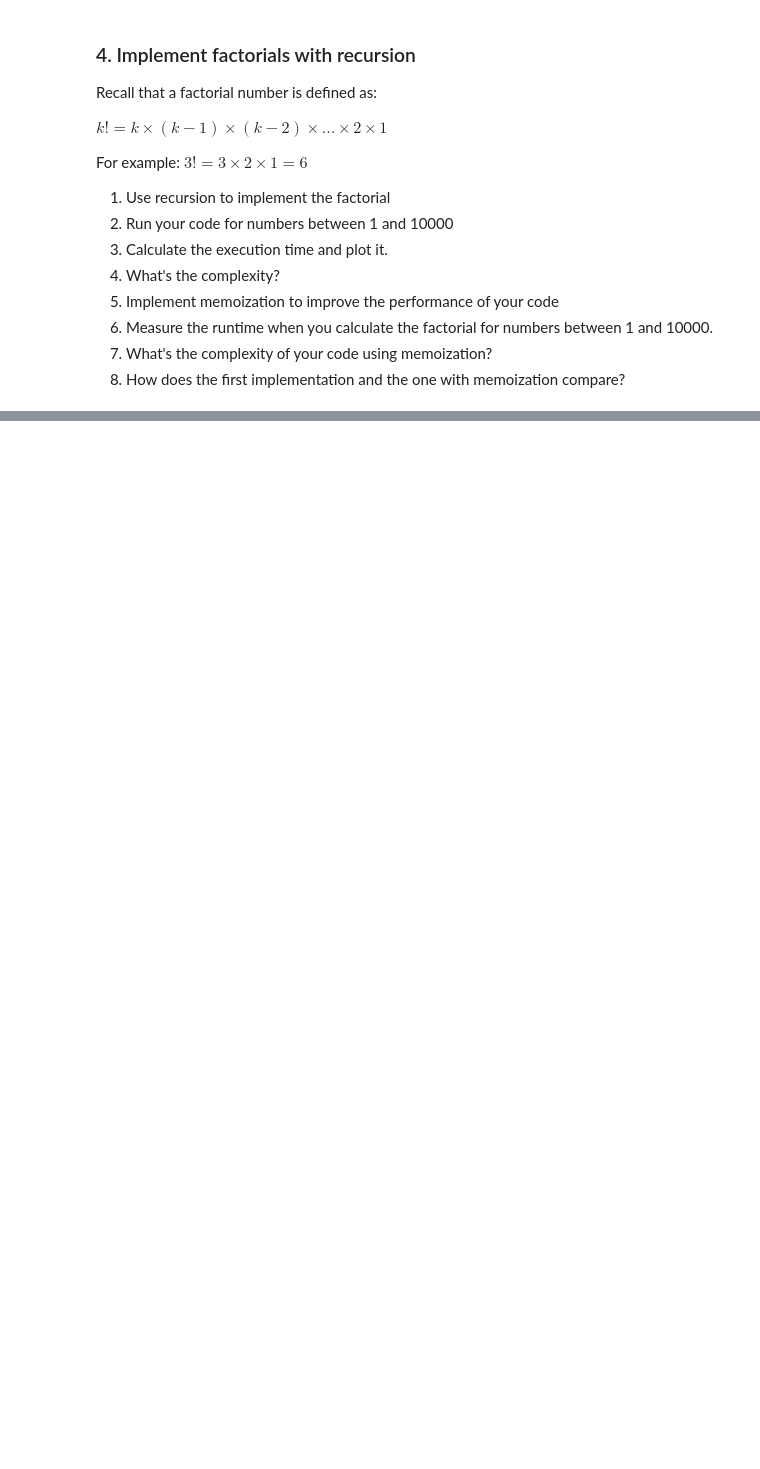
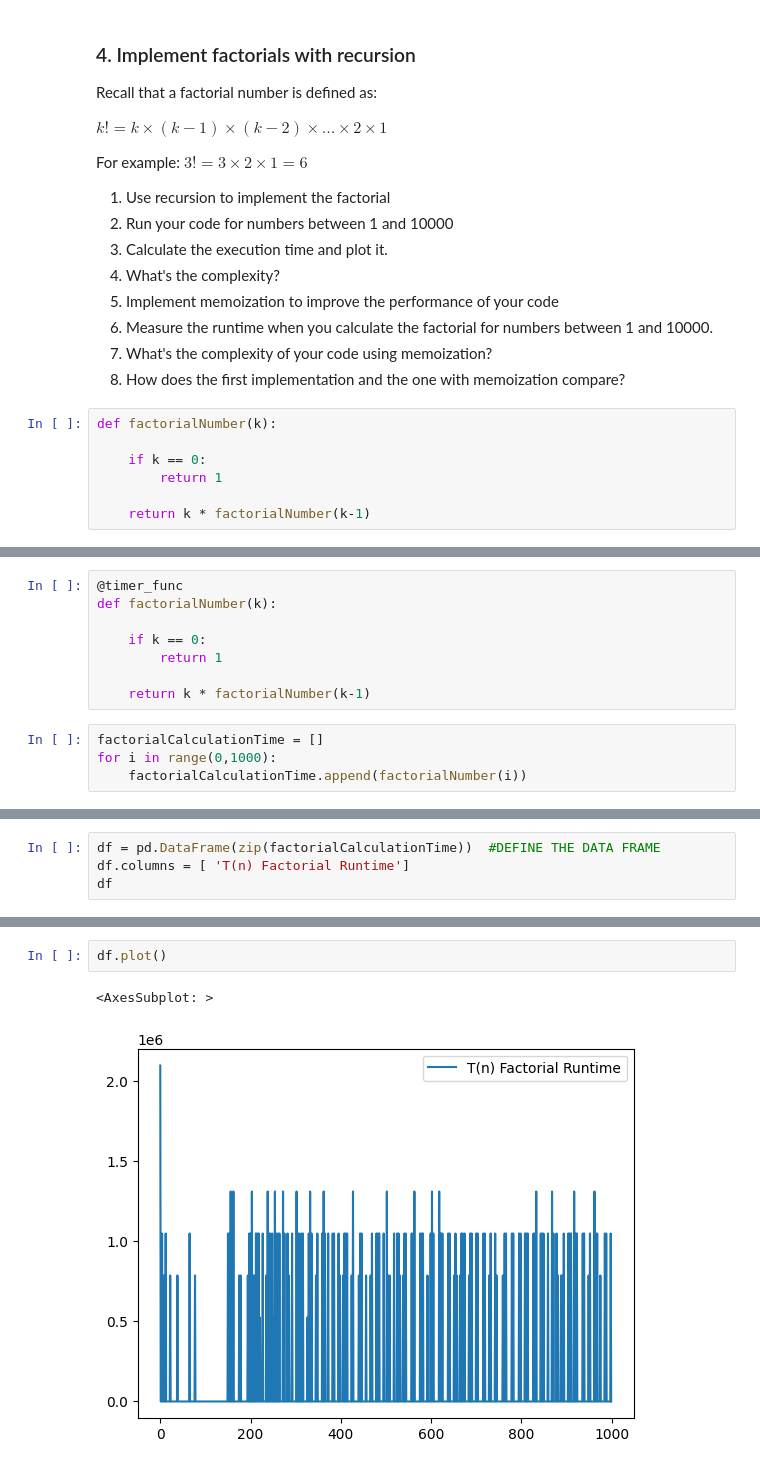
Before and after one commit to juanfranciscocis/Data-Structures, a Jupyter notebook: homework_3/hw3.ipynb, the cells around one changed output, grey strips where cells are left out. Drawn from its saved outputs; the diff is of its cells as text; blank space fills up the shorter version.

```diff
--- a/homework_3/hw3.ipynb
+++ b/homework_3/hw3.ipynb
@@ -392,3 +392,10 @@ For example: $3! = 3 \times 2 \times 1 = 6$
 6. Measure the runtime when you calculate the factorial for numbers between 1 and 10000.
 7. What's the complexity of your code using memoization?
 8. How does the first implementation and the one with memoization compare?
+# %%
+def factorialNumber(k):
+
+    if k == 0:
+        return 1
+
+    return k * factorialNumber(k-1)
@@ -394,0 +406,12 @@ For example: $3! = 3 \times 2 \times 1 = 6$
+# %%
+@timer_func
+def factorialNumber(k):
+
+    if k == 0:
+        return 1
+
+    return k * factorialNumber(k-1)
+# %%
+factorialCalculationTime = []
+for i in range(0,1000):
+    factorialCalculationTime.append(factorialNumber(i))
@@ -394,0 +438,4 @@ For example: $3! = 3 \times 2 \times 1 = 6$
+# %%
+df = pd.DataFrame(zip(factorialCalculationTime))  #DEFINE THE DATA FRAME
+df.columns = [ 'T(n) Factorial Runtime']
+df
@@ -394,0 +456,5 @@ For example: $3! = 3 \times 2 \times 1 = 6$
+# %%
+df.plot()
+# %% [output]
+<AxesSubplot: >
+[figure, added]
```
Also changed, not shown: parts of 17 cells of this notebook.
